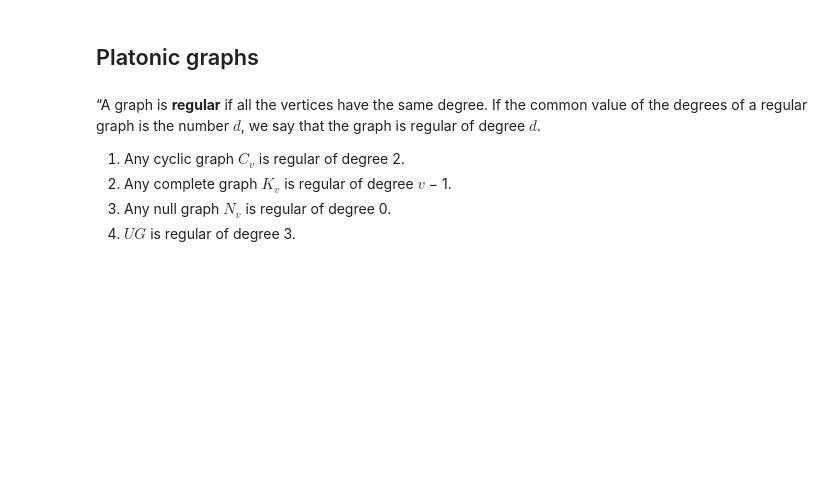
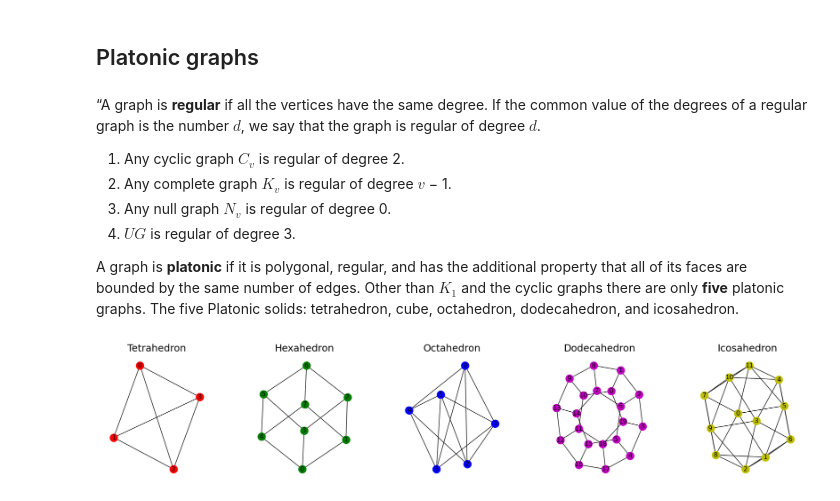
Before and after one commit to deva-k/devabook, a Jupyter notebook: book/graphs/graphs.ipynb, the cells around one changed output. Saved outputs shown, nothing was run; the diff lists cells and outputs as text; code cells hidden in the pictures; blank space fills up the shorter version.

```diff
--- a/book/graphs/graphs.ipynb
+++ b/book/graphs/graphs.ipynb
@@ -370,3 +369,40 @@ plt.show()
 2. Any complete graph $K_v$ is regular of degree $v$ − 1.
 3. Any null graph $N_v$ is regular of degree 0.
 4. $UG$ is regular of degree 3.
+
+A graph is **platonic** if it is polygonal, regular, and has the additional property that all of its faces are bounded by the same number of edges.
+Other than $K_1$ and the cyclic graphs there are only **five** platonic graphs. The five Platonic solids: tetrahedron, cube, octahedron, dodecahedron, and icosahedron.
+# %%
+# Create the five platonic solids as graphs
+tetrahedron = nx.tetrahedral_graph()
+hexahedron = nx.cubical_graph()
+octahedron = nx.octahedral_graph()
+dodecahedron = nx.dodecahedral_graph()
+icosahedron = nx.icosahedral_graph()
+
+# Set the figure size and create a figure with 5 subplots
+fig, axs = plt.subplots(1, 5, figsize=(20, 4))
+
+# Draw each platonic solid graph in a subplot
+nx.draw_networkx(tetrahedron, ax=axs[0], node_size=200, node_color='r')
+axs[0].set_title("Tetrahedron")
+
+nx.draw_networkx(hexahedron, ax=axs[1], node_size=200, node_color='g')
+axs[1].set_title("Hexahedron")
+
+nx.draw_networkx(octahedron, ax=axs[2], node_size=200, node_color='b')
+axs[2].set_title("Octahedron")
+
+nx.draw_networkx(dodecahedron, ax=axs[3], node_size=200, node_color='m')
+axs[3].set_title("Dodecahedron")
+
+nx.draw_networkx(icosahedron, ax=axs[4], node_size=200, node_color='y')
+axs[4].set_title("Icosahedron")
+
+# Adjust the subplots' positions and spacing
+fig.subplots_adjust(left=0.05, right=0.95, bottom=0.1, top=0.9, wspace=0.3)
+
+# Show the figure
+plt.show()
+# %% [output]
+[figure, added]
```
Also changed, not shown: parts of 2 cells of this notebook.
